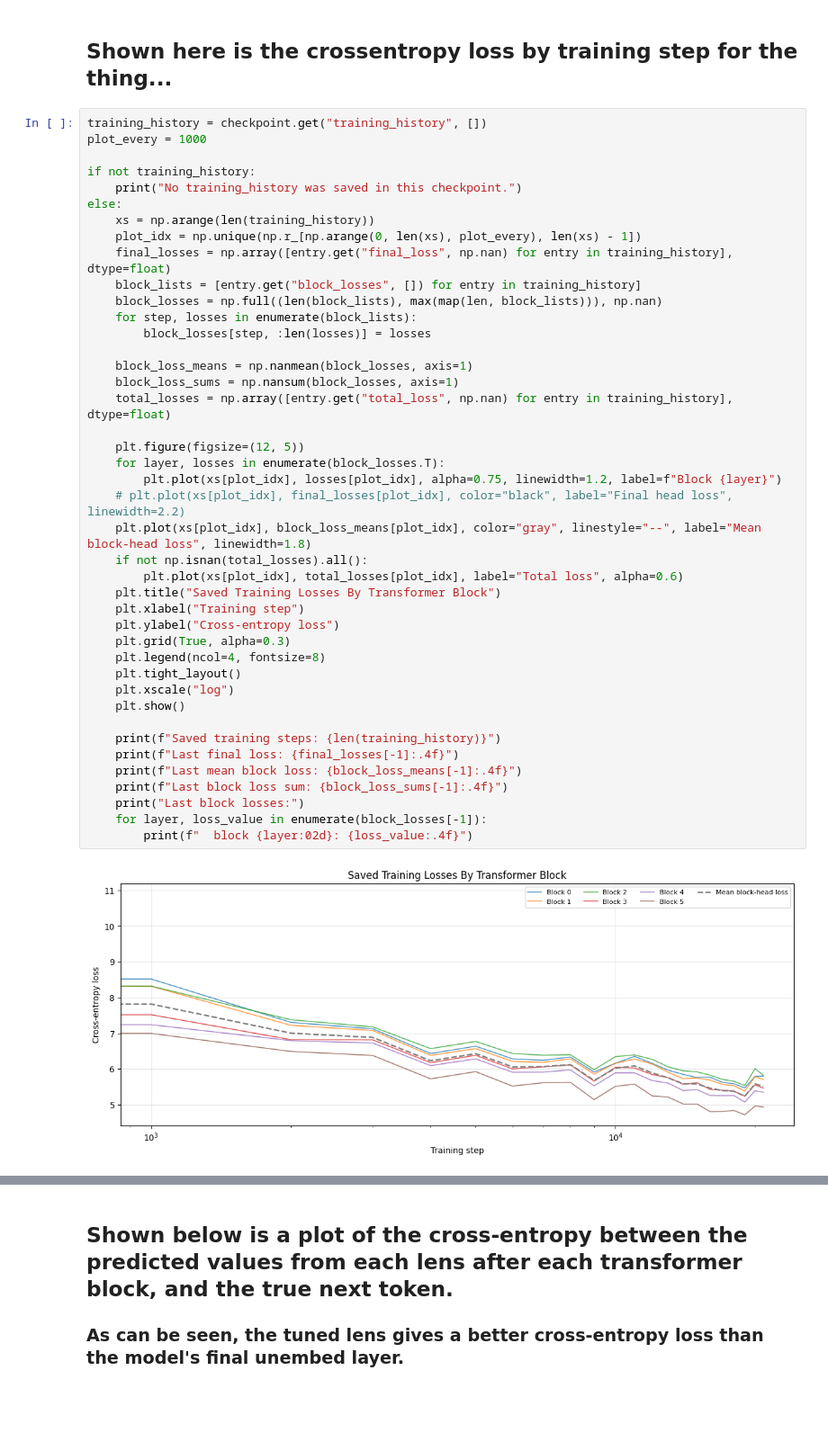
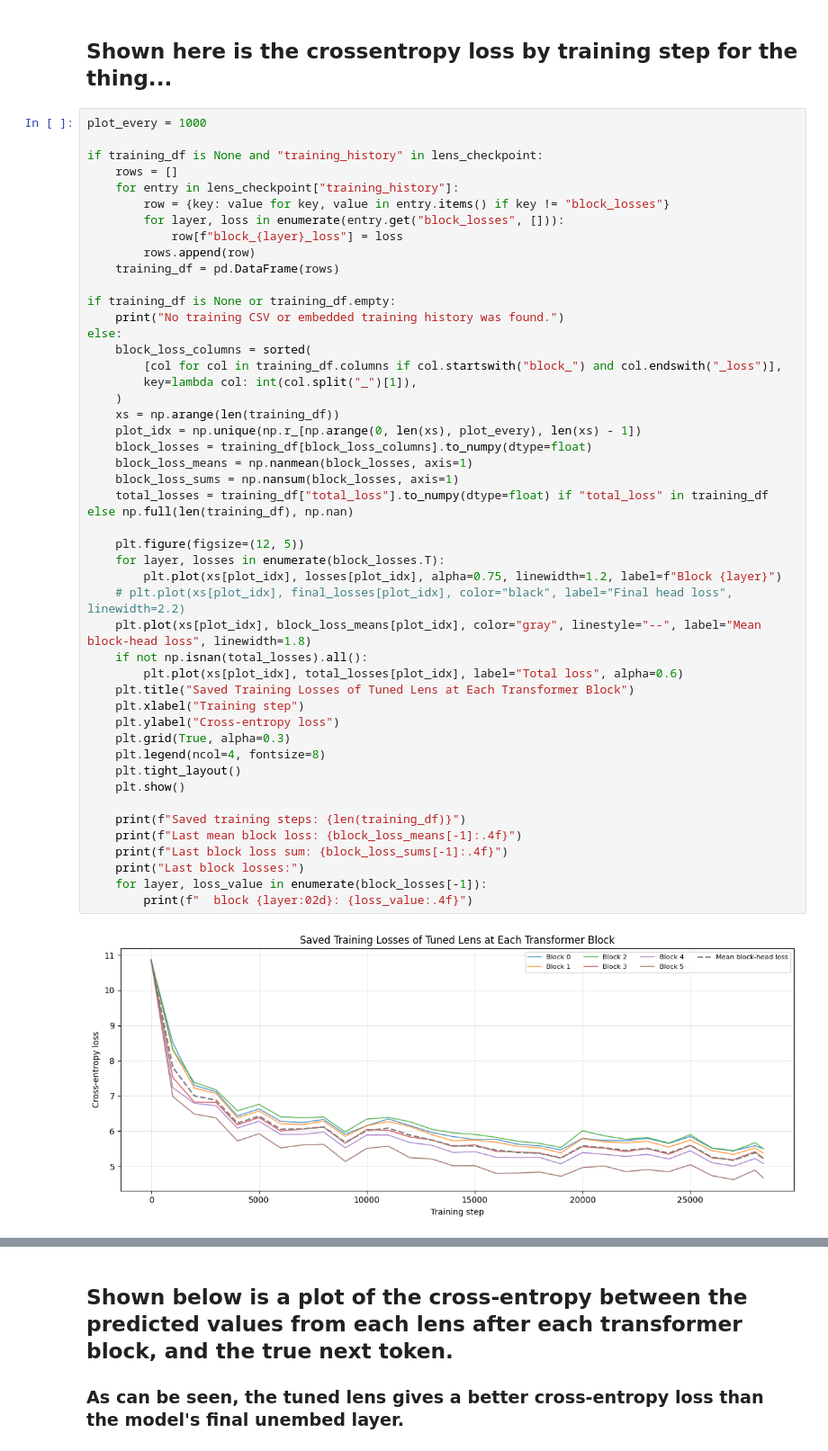
Before and after one commit to andrewholmberg/tuned_lens_project, a Jupyter notebook: visualize_training_results.ipynb, the cells around one changed output, grey strips where cells are left out. Shown at 90% size. Saved outputs shown, nothing was run; the diff lists cells and outputs as text; blank space fills up the shorter version.

```diff
--- a/visualize_training_results.ipynb
+++ b/visualize_training_results.ipynb
@@ -125,46 +105,51 @@ News Corp Australia told the inquiry the digital platforms are subverting access
 # %% [markdown]
 ## Shown here is the crossentropy loss by training step for the thing...
 # %%
-training_history = checkpoint.get("training_history", [])
 plot_every = 1000
 
-if not training_history:
-    print("No training_history was saved in this checkpoint.")
+if training_df is None and "training_history" in lens_checkpoint:
+    rows = []
+    for entry in lens_checkpoint["training_history"]:
+        row = {key: value for key, value in entry.items() if key != "block_losses"}
+        for layer, loss in enumerate(entry.get("block_losses", [])):
+            row[f"block_{layer}_loss"] = loss
+        rows.append(row)
+    training_df = pd.DataFrame(rows)
+
+if training_df is None or training_df.empty:
+    print("No training CSV or embedded training history was found.")
 else:
-    xs = np.arange(len(training_history))
+    block_loss_columns = sorted(
+        [col for col in training_df.columns if col.startswith("block_") and col.endswith("_loss")],
+        key=lambda col: int(col.split("_")[1]),
+    )
+    xs = np.arange(len(training_df))
     plot_idx = np.unique(np.r_[np.arange(0, len(xs), plot_every), len(xs) - 1])
-    final_losses = np.array([entry.get("final_loss", np.nan) for entry in training_history], dtype=float)
-    block_lists = [entry.get("block_losses", []) for entry in training_history]
-    block_losses = np.full((len(block_lists), max(map(len, block_lists))), np.nan)
-    for step, losses in enumerate(block_lists):
-        block_losses[step, :len(losses)] = losses
-
+    block_losses = training_df[block_loss_columns].to_numpy(dtype=float)
     block_loss_means = np.nanmean(block_losses, axis=1)
     block_loss_sums = np.nansum(block_losses, axis=1)
-    total_losses = np.array([entry.get("total_loss", np.nan) for entry in training_history], dtype=float)
+    total_losses = training_df["total_loss"].to_numpy(dtype=float) if "total_loss" in training_df else np.full(len(training_df), np.nan)
 
     plt.figure(figsize=(12, 5))
     for layer, losses in enumerate(block_losses.T):
         plt.plot(xs[plot_idx], losses[plot_idx], alpha=0.75, linewidth=1.2, label=f"Block {layer}")
     # plt.plot(xs[plot_idx], final_losses[plot_idx], color="black", label="Final head loss", linewidth=2.2)
     plt.plot(xs[plot_idx], block_loss_means[plot_idx], color="gray", linestyle="--", label="Mean block-head loss", linewidth=1.8)
     if not np.isnan(total_losses).all():
         plt.plot(xs[plot_idx], total_losses[plot_idx], label="Total loss", alpha=0.6)
-    plt.title("Saved Training Losses By Transformer Block")
+    plt.title("Saved Training Losses of Tuned Lens at Each Transformer Block")
     plt.xlabel("Training step")
     plt.ylabel("Cross-entropy loss")
     plt.grid(True, alpha=0.3)
     plt.legend(ncol=4, fontsize=8)
     plt.tight_layout()
-    plt.xscale("log")
     plt.show()
 
-    print(f"Saved training steps: {len(training_history)}")
-    print(f"Last final loss: {final_losses[-1]:.4f}")
+    print(f"Saved training steps: {len(training_df)}")
     print(f"Last mean block loss: {block_loss_means[-1]:.4f}")
     print(f"Last block loss sum: {block_loss_sums[-1]:.4f}")
     print("Last block losses:")
     for layer, loss_value in enumerate(block_losses[-1]):
         print(f"  block {layer:02d}: {loss_value:.4f}")
 # %% [output]
-[figure, old version]
+[figure, new version]
```
Also changed, not shown: parts of 16 cells of this notebook, 5 other files.
